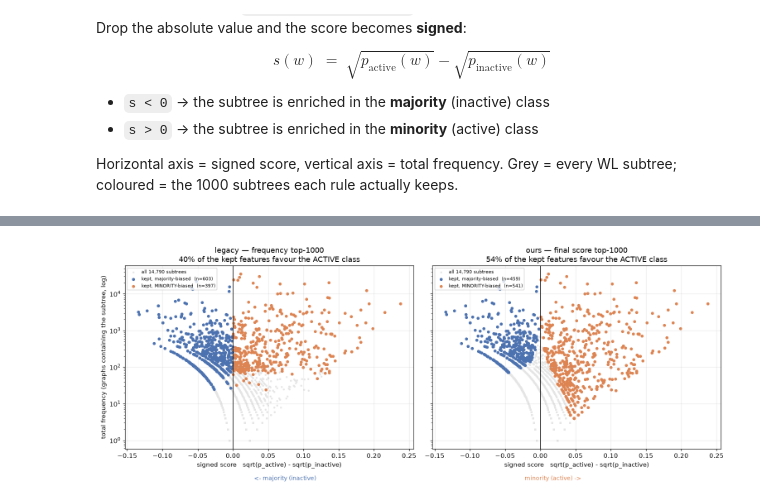
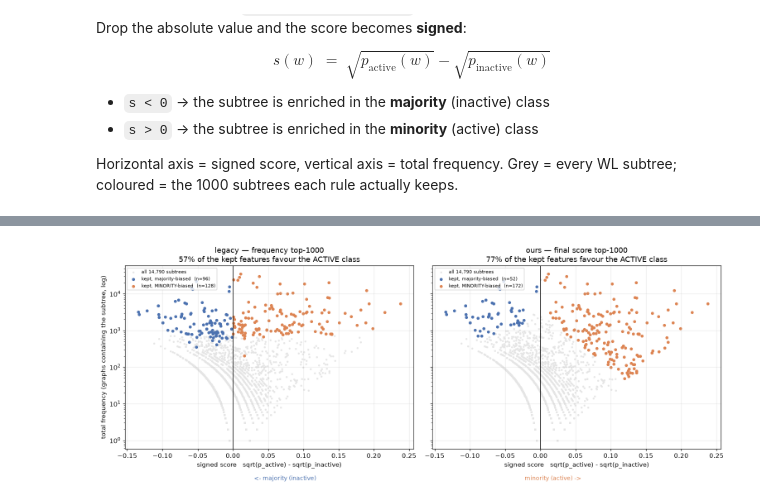
Before and after one commit to nimendra-ag/sparsegraphs_results, a Jupyter notebook: WL_design_decisions.ipynb, the cells around one changed output, grey strips where cells are left out. Cells and saved outputs as stored; diff of their text form; code cells hidden in the pictures.

Commit message:
images first phase done, but need to improve

```diff
--- a/WL_design_decisions.ipynb
+++ b/WL_design_decisions.ipynb
@@ -296,8 +296,8 @@ coloured = the 1000 subtrees each rule actually keeps.
 stats["signed"] = np.sqrt(stats.p1) - np.sqrt(stats.p0)     # no absolute value
 
 SEL = {
-    "legacy — frequency top-1000": set(stats.nlargest(1000, "tf").token),
-    "ours — final score top-1000": set(stats.nlargest(1000, "final").token),
+    "legacy — frequency top-1000": set(stats.nlargest(224, "tf").token),
+    "ours — final score top-1000": set(stats.nlargest(224, "final").token),
 }
 
 fig, axes = plt.subplots(1, 2, figsize=(14, 5.4), sharex=True, sharey=True)
@@ -331 +331 @@ pd.DataFrame({
-[figure, old version]
+[figure, new version]
```
Also changed, not shown: parts of 7 cells of this notebook.
